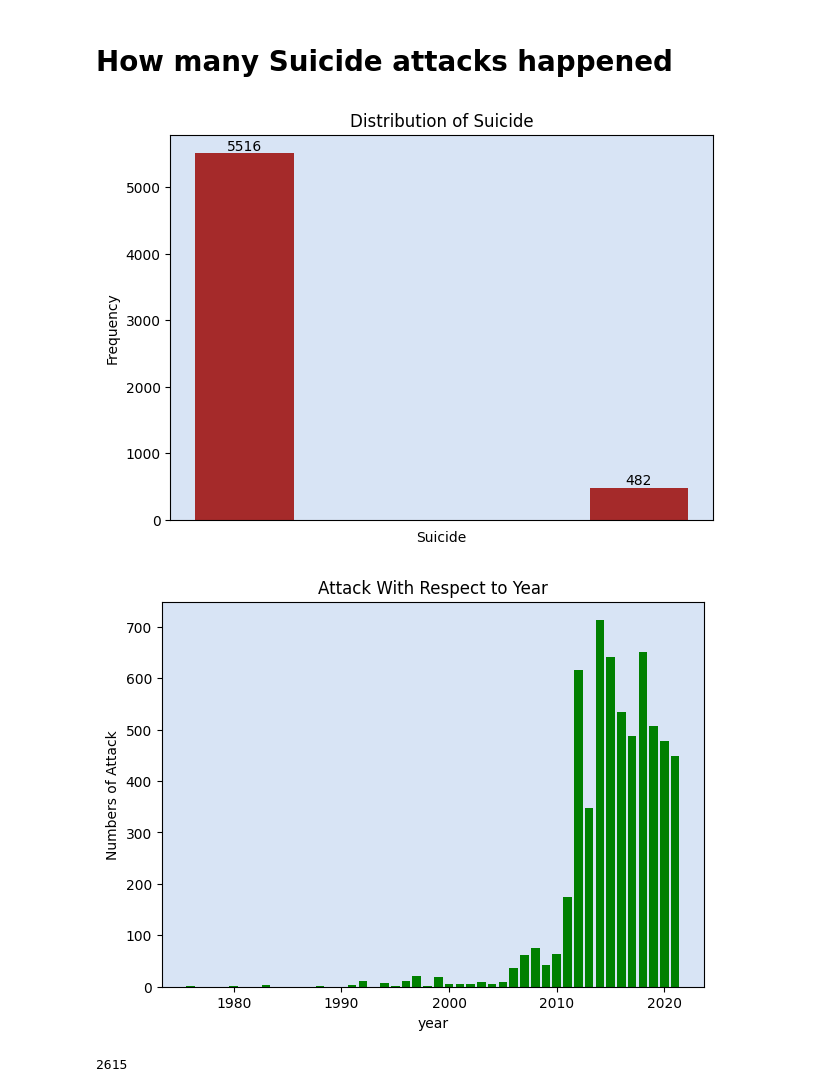
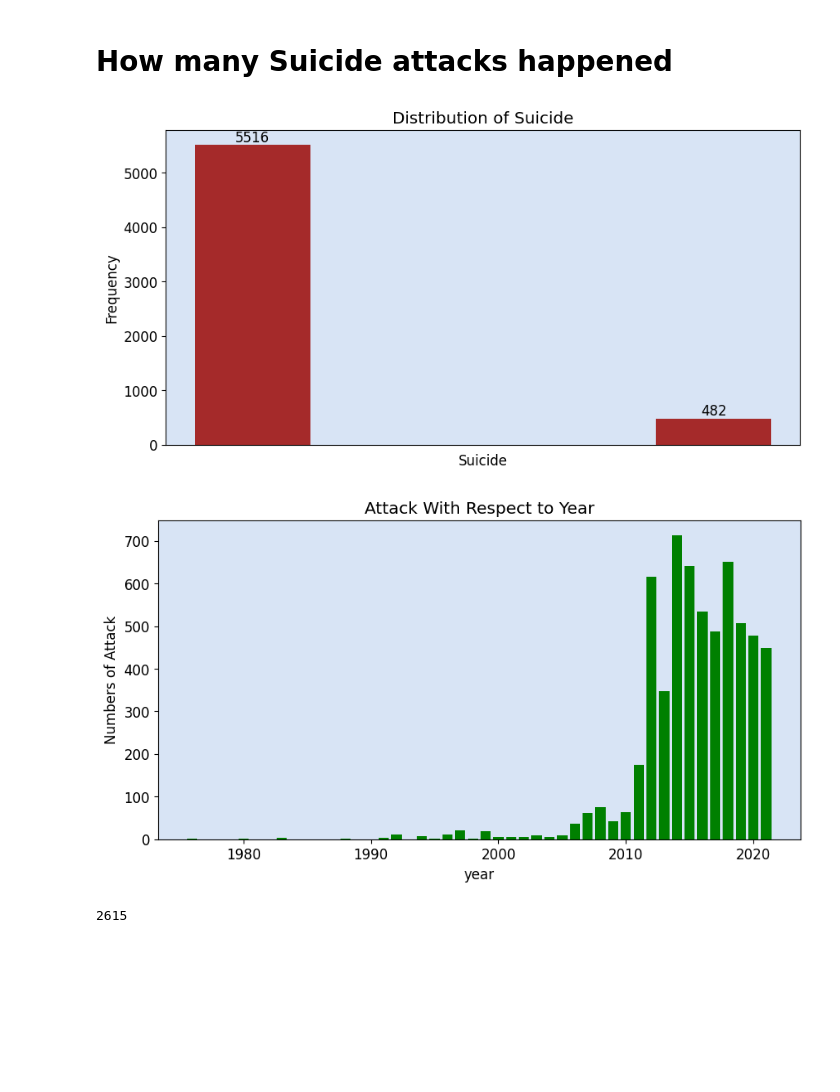
Before and after one commit to danishmeh/Project, a Jupyter notebook: omdena/3rd/terr.ipynb, the cells around one changed output. Saved outputs shown, nothing was run; the diff lists cells and outputs as text; code cells hidden in the pictures; blank space fills up the shorter version.

```diff
--- a/omdena/3rd/terr.ipynb
+++ b/omdena/3rd/terr.ipynb
@@ -109,33 +109,33 @@ df.shape
 # %% [markdown]
 # How many Suicide attacks happened
 # %%
-plt.figure(figsize=(7,5)) # Set the figure size
+plt.figure(figsize=(10,5)) # Set the figure size
 # Count the occurrences of each value
 
 value_counts = df['suicide'].value_counts()
 # Create a bar plot
 
 
 plt.bar(x=value_counts.index, height=value_counts.values,width=0.25,color='brown')
 # Add labels and title
 plt.xlabel('Suicide')
 plt.ylabel('Frequency')
 plt.title('Distribution of Suicide')
 
 # Display the counts on top of the bars
 for i ,count in enumerate(value_counts.values):
     plt.text(i,count,str(count),ha='center',va='bottom')
 
 # Add a nice background color to the plot
 plt.gca().set_facecolor('#D8E4F5')
 # Remove x-axis numbers
 plt.xticks([])
 # Display the plot
 plt.show()
 # %% [output]
-[figure, old version]
+[figure, new version]
 # %%
-plt.figure(figsize=(7,5)) # Set the figure size
+plt.figure(figsize=(10,5)) # Set the figure size
 # Count the number of suicide attacks in each year
 year_counts = df['year'].value_counts()
 plt.xlabel("year")
@@ -146,7 +146,7 @@ plt.bar(x=year_counts.index, height=year_counts.values,color ='green',width=0.8)
 plt.gca().set_facecolor('#D8E4F5')
 plt.show()
 # %% [output]
-[figure, old version]
+[figure, new version]
 # %%
 # %% [output]
 2615
```
Also changed, not shown: parts of 2 cells of this notebook.
